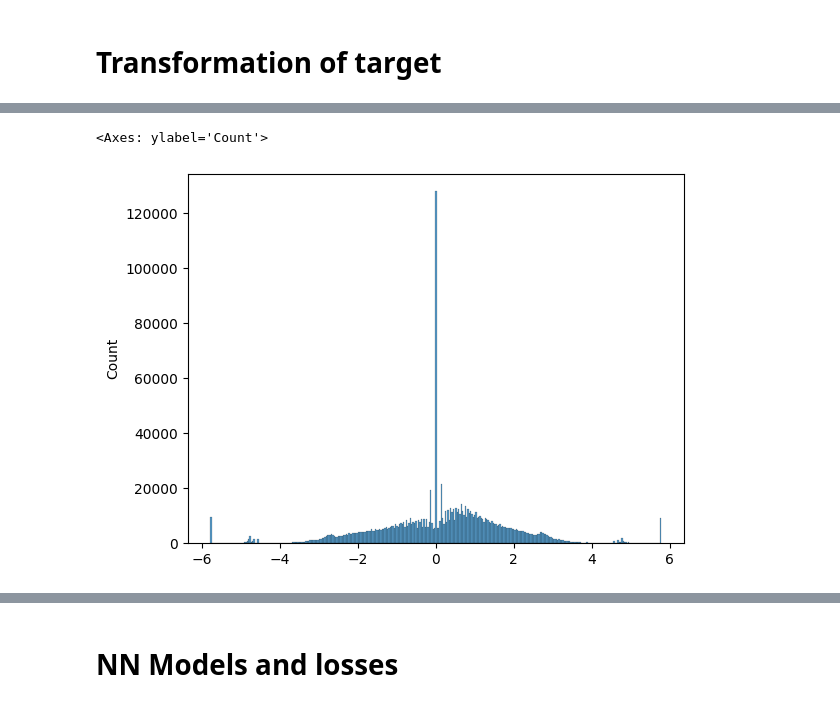
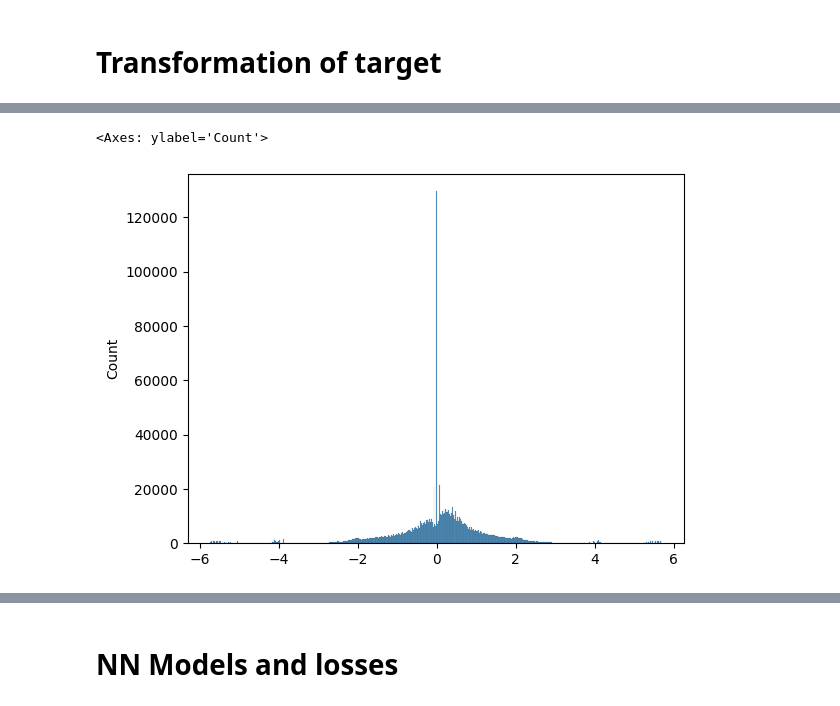
Before and after one commit to julxi/machine-learning-zoomcamp-2025-capstone-2, a Jupyter notebook: notebooks/02_model_training.ipynb, the cells around one changed output, grey strips where cells are left out. Drawn from its saved outputs; the diff is of its cells as text; code cells hidden in the pictures.

```diff
--- a/notebooks/02_model_training.ipynb
+++ b/notebooks/02_model_training.ipynb
@@ -36,11 +37,11 @@ sns.histplot(y)
 # %%
-# using an asinh transform has less of a tail (I like it)
+# using an asinh transform has less of a tail
 
-y_asinh = np.arcsinh(y / 100.0)
-sns.histplot(y_asinh)
+y_arcsinh = np.arcsinh(y / 200.0)
+sns.histplot(y_arcsinh)
 # %% [output]
 <Axes: ylabel='Count'>
-[figure, old version]
+[figure, new version]
 # %%
 # with signed_log I think distortion around 0 is too big
 
```
Also changed, not shown: parts of 40 cells of this notebook, 33 other files.
